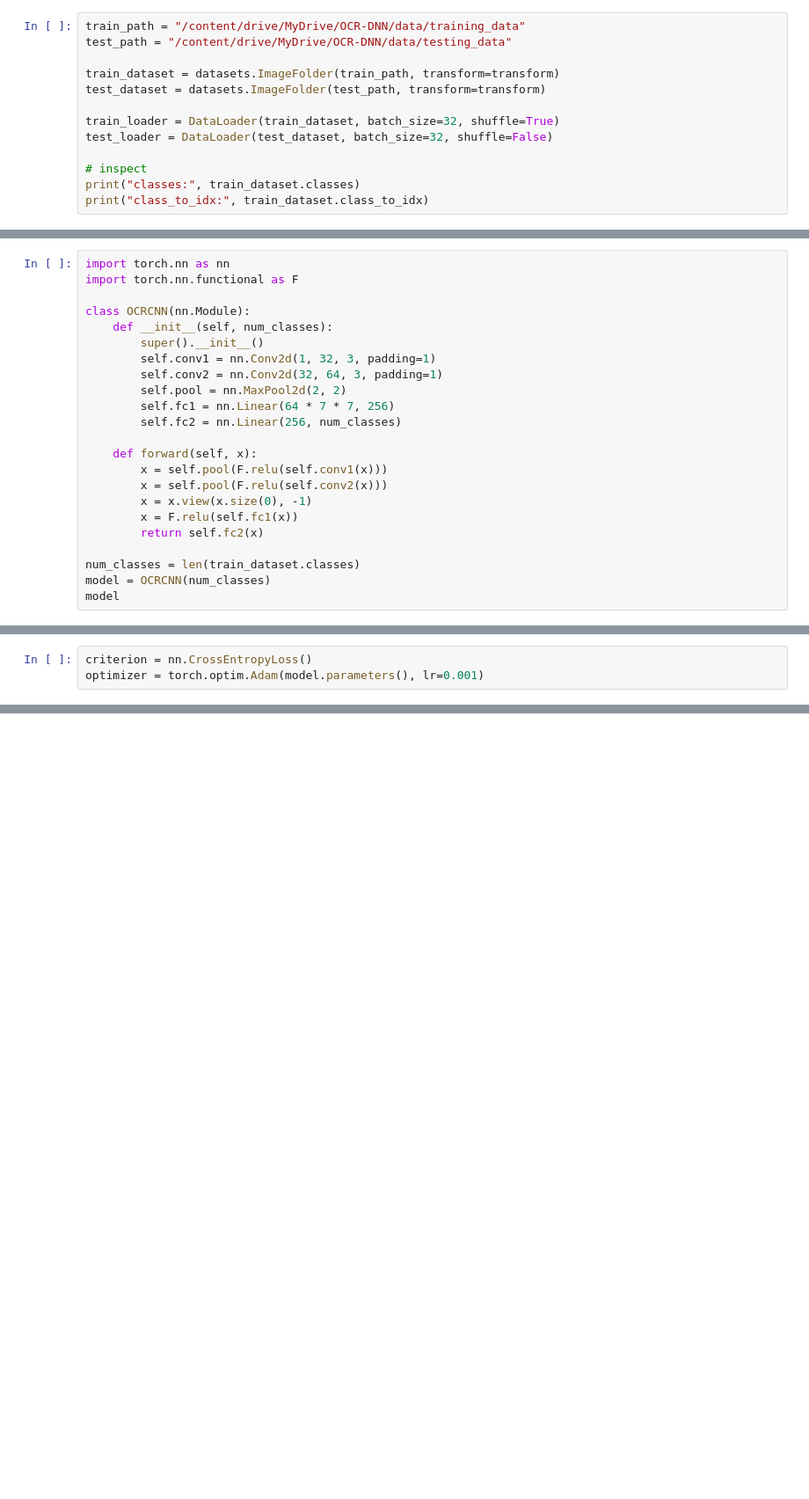
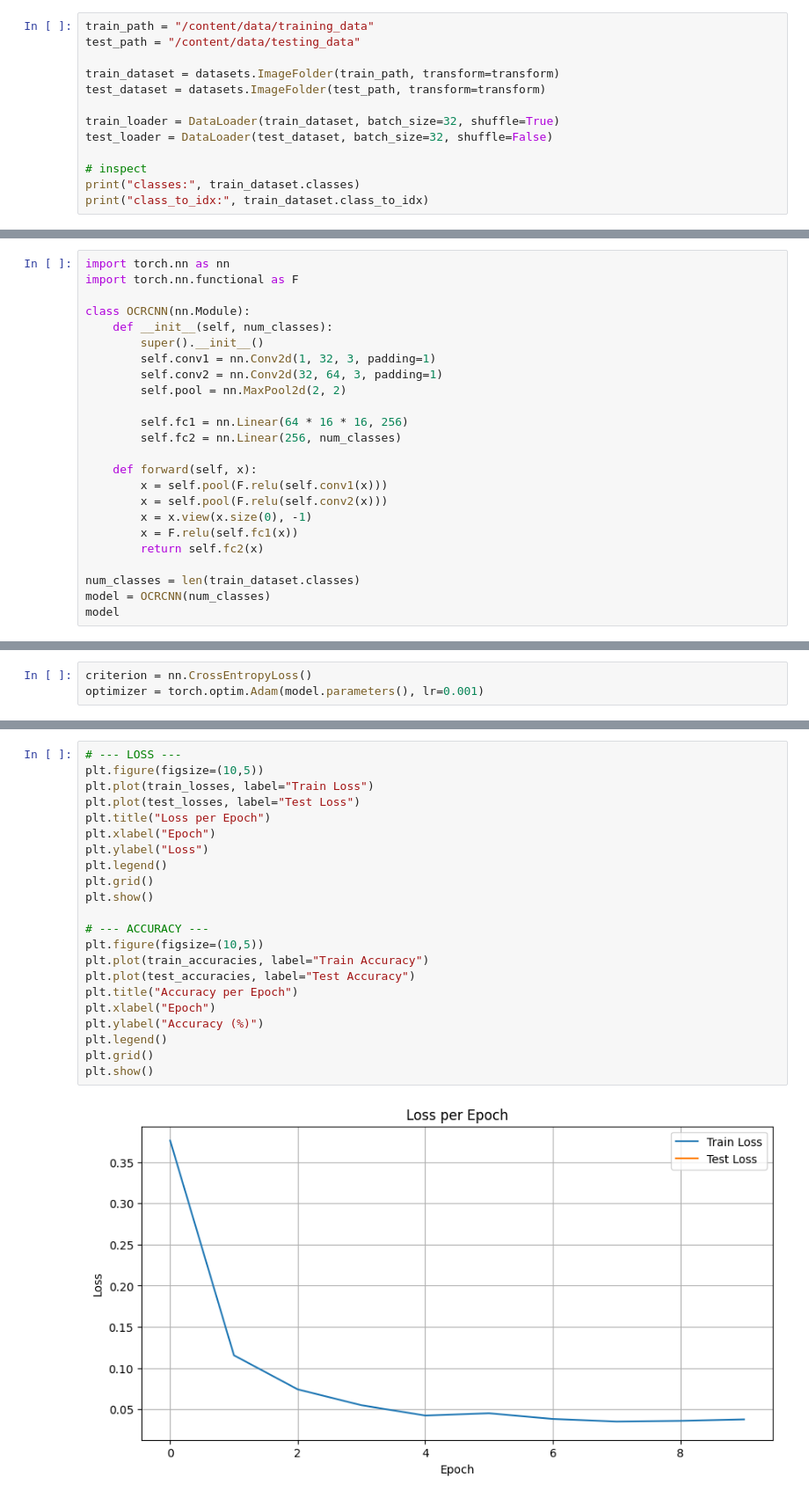
Before and after one commit to 0Abanoub/OCR-DNN, a Jupyter notebook: OCR.ipynb, the cells around one changed output, grey strips where cells are left out. Shown at 88% size. Saved outputs shown, nothing was run; the diff lists cells and outputs as text; blank space fills up the shorter version.

```diff
--- a/OCR.ipynb
+++ b/OCR.ipynb
@@ -40,8 +42,8 @@ transform = transforms.Compose([
     transforms.Normalize((0.5,), (0.5,))
 ])
 # %%
-train_path = "/content/drive/MyDrive/OCR-DNN/data/training_data"
-test_path = "/content/drive/MyDrive/OCR-DNN/data/testing_data"
+train_path = "/content/data/training_data"
+test_path = "/content/data/testing_data"
 
 train_dataset = datasets.ImageFolder(train_path, transform=transform)
 test_dataset = datasets.ImageFolder(test_path, transform=transform)
@@ -72,7 +74,8 @@ class OCRCNN(nn.Module):
         self.conv1 = nn.Conv2d(1, 32, 3, padding=1)
         self.conv2 = nn.Conv2d(32, 64, 3, padding=1)
         self.pool = nn.MaxPool2d(2, 2)
-        self.fc1 = nn.Linear(64 * 7 * 7, 256)
+
+        self.fc1 = nn.Linear(64 * 16 * 16, 256)
         self.fc2 = nn.Linear(256, num_classes)
 
     def forward(self, x):
@@ -140,0 +189,24 @@ accuracy
+# %%
+# --- LOSS ---
+plt.figure(figsize=(10,5))
+plt.plot(train_losses, label="Train Loss")
+plt.plot(test_losses, label="Test Loss")
+plt.title("Loss per Epoch")
+plt.xlabel("Epoch")
+plt.ylabel("Loss")
+plt.legend()
+plt.grid()
+plt.show()
+
+# --- ACCURACY ---
+plt.figure(figsize=(10,5))
+plt.plot(train_accuracies, label="Train Accuracy")
+plt.plot(test_accuracies, label="Test Accuracy")
+plt.title("Accuracy per Epoch")
+plt.xlabel("Epoch")
+plt.ylabel("Accuracy (%)")
+plt.legend()
+plt.grid()
+plt.show()
+# %% [output]
+[figure, added]
```
Also changed, not shown: parts of 7 cells of this notebook.
